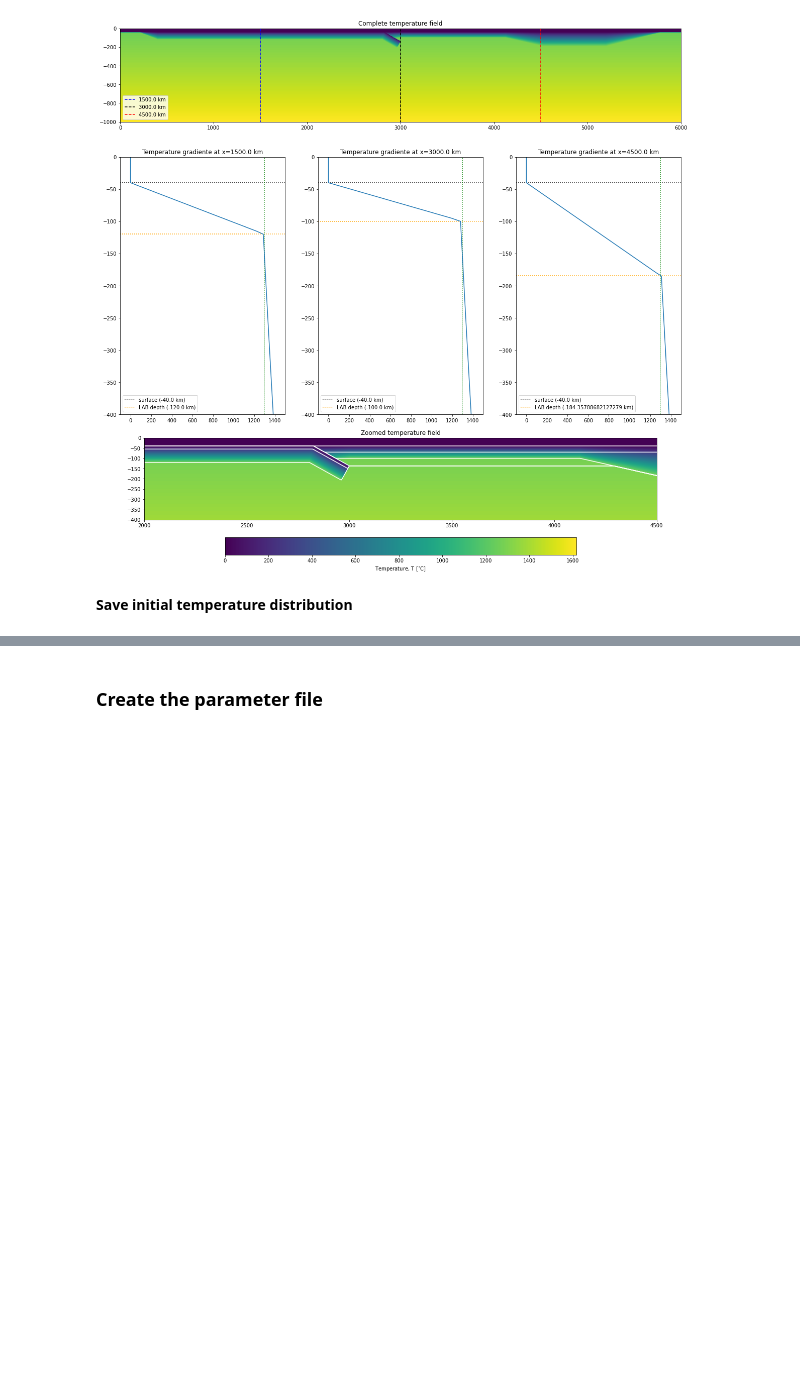
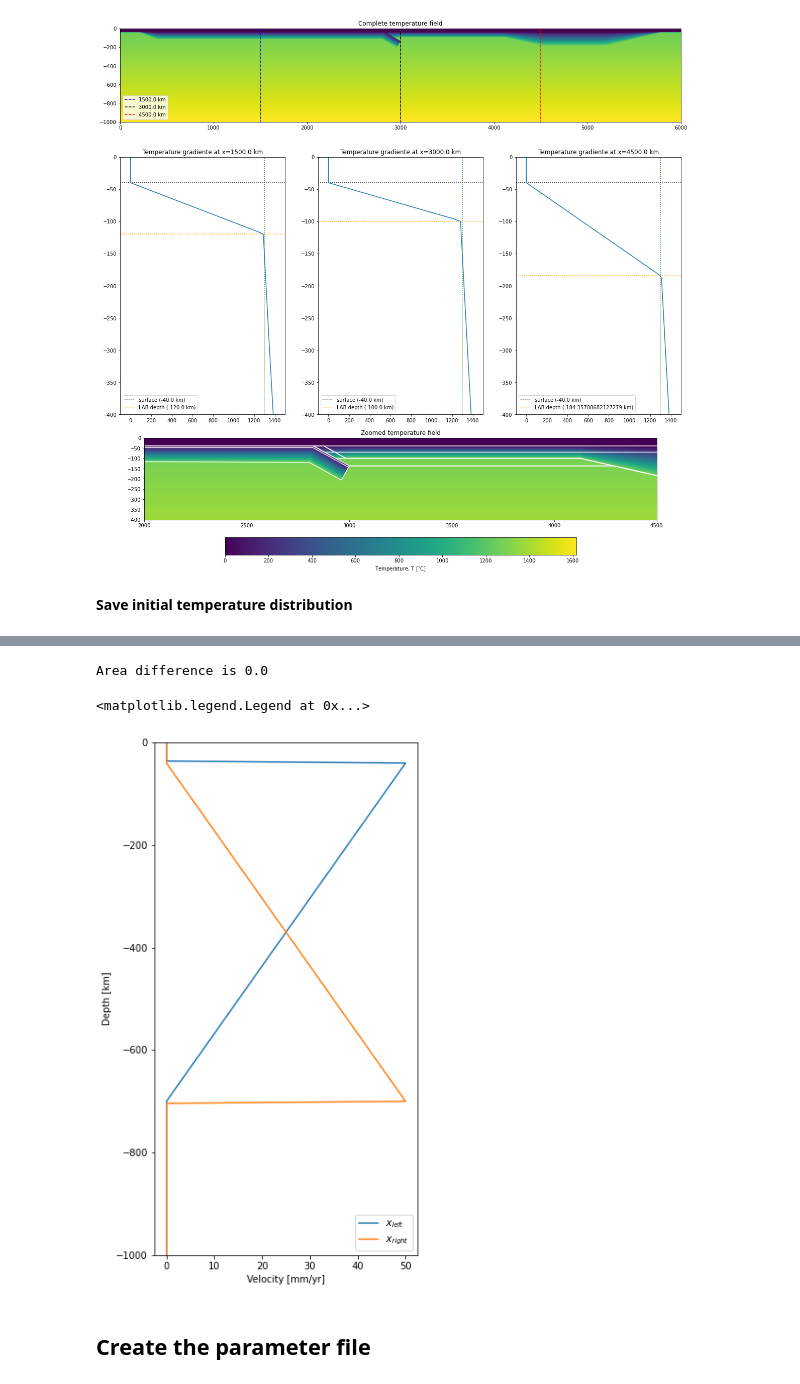
Before and after one commit to jamisonassuncao/mandyoc-scripts, a Jupyter notebook: subduction-initial.ipynb, the cells around one changed output, grey strips where cells are left out. Saved outputs shown, nothing was run; the diff lists cells and outputs as text; code cells hidden in the pictures; blank space fills up the shorter version.

```diff
--- a/subduction-initial.ipynb
+++ b/subduction-initial.ipynb
@@ -765,5 +850,74 @@ save_temperature(temperature, run_dir)
+# %%
+vx = make_grid(coordinates, value=0)
+vz = make_grid(coordinates, value=0)
+
+u0 = 50.0 * mm_per_year
+# %%
+# velocity profile at x = x_min
+cond = (vx[0,:].z > h_air)
+vx[0,cond] = 0
+
+cond = (vx[0,:].z <= h_air) & (vx[0,:].z >= lid[0])
+vx[0,cond] = u0
+
+zp = [astenosphere_depth + h_air, lid[0]]
+fp = [0, u0]
+cond = (vx[0,:].z < lid[0]) & (vx[0,:].z >= astenosphere_depth + h_air)
+vx[0,cond] = np.interp(vx[0, cond].z, zp, fp)
+
+cond = (vx[0,:].z < astenosphere_depth + h_air)
+vx[0,cond] = 0
+
+# w0 calculation
+a0 = np.trapz(vx[0,:], vx[0,:].z)
+dz = abs(vx[0,1].z - vx[0,0].z)
+b = abs((astenosphere_depth + h_air) - (lid[-1] + dz))
+w0 = 2 * a0 / b
+
+# velocity profile at x = x_max
+cond = (vx[-1,:].z > h_air)
+vx[-1,cond] = 0
+
+cond = (vx[-1,:].z <= h_air) & (vx[-1,:].z >= lid[-1])
+vx[-1,cond] = 0
+
+zp = [astenosphere_depth + h_air, lid[-1]]
+fp = [w0, 0]
+cond = (vx[-1,:].z < lid[-1]) & (vx[-1,:].z >= astenosphere_depth + h_air)
+vx[-1,cond] = np.interp(vx[-1, cond].z, zp, fp)
+
+cond = (vx[-1,:].z < astenosphere_depth + h_air)
+vx[-1,cond] = 0
+
+# conervation of mass correction
+a1 = np.trapz(vx[-1,:], vx[-1,:].z)
+da = float((a0 - a1) / dz)
+
+cond = (vx[-1,:].z == float(vx[-1,:].z.sel(z=astenosphere_depth + h_air, method="nearest")))
+vx[-1,cond] += da
+
+new_a1 = np.trapz(vx[-1,:], vx[-1,:].z)
+print(f"Area difference is {float(a0-new_a1)}")
+
+# reshape to correct format
+vx_new = np.copy(np.reshape(vx.values, shape[0] * shape[1]))
+vz_new = np.copy(np.reshape(vz.values, shape[0] * shape[1]))
+v = np.hstack((vx_new, vz_new))
+np.savetxt(f"{run_dir}/input_velocity_0.txt", v, header="v1\nv2\nv3\nv4")
+
+plt.figure(figsize=(5,10))
+plt.plot(vx[0,:]/mm_per_year,vx[0,:].z/1.0e3, label=r"$x_{left}$")
+plt.plot(vx[-1,:]/mm_per_year,vx[-1,:].z/1.0e3, label=r"$x_{right}$")
+plt.ylabel("Depth [km]")
+plt.xlabel("Velocity [mm/yr]")
+plt.ylim(z_min/1.0e3, z_max/1.0e3)
+plt.legend(loc=4)
+# %% [output]
+Area difference is 0.0
+<matplotlib.legend.Legend at 0x...>
+[figure, added]
 # %% [markdown]
-### Create the parameter file
+## Create the parameter file
 # %%
 free_surface = 'False'
 adiabatic_component = 'on'
```
Also changed, not shown: parts of 14 cells of this notebook, 3 other files.
